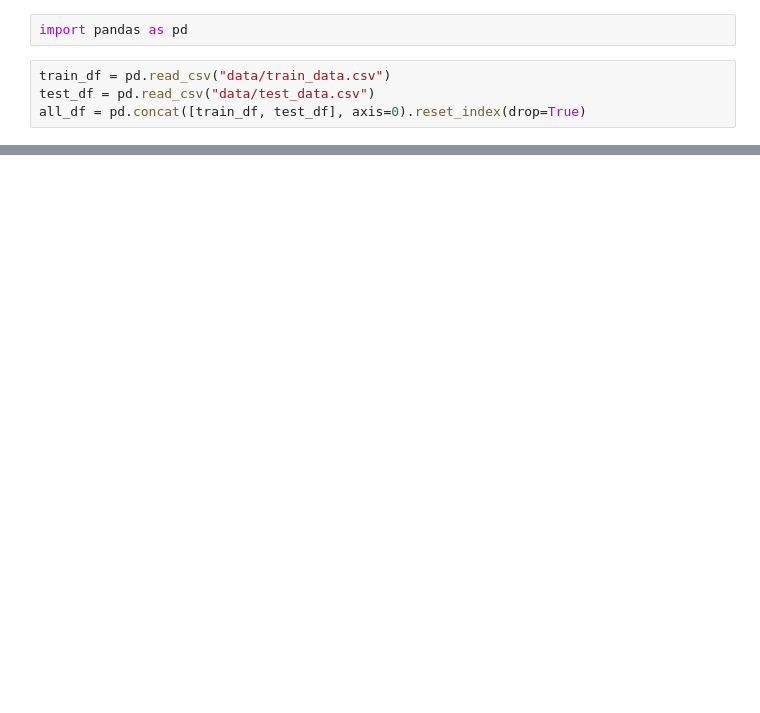
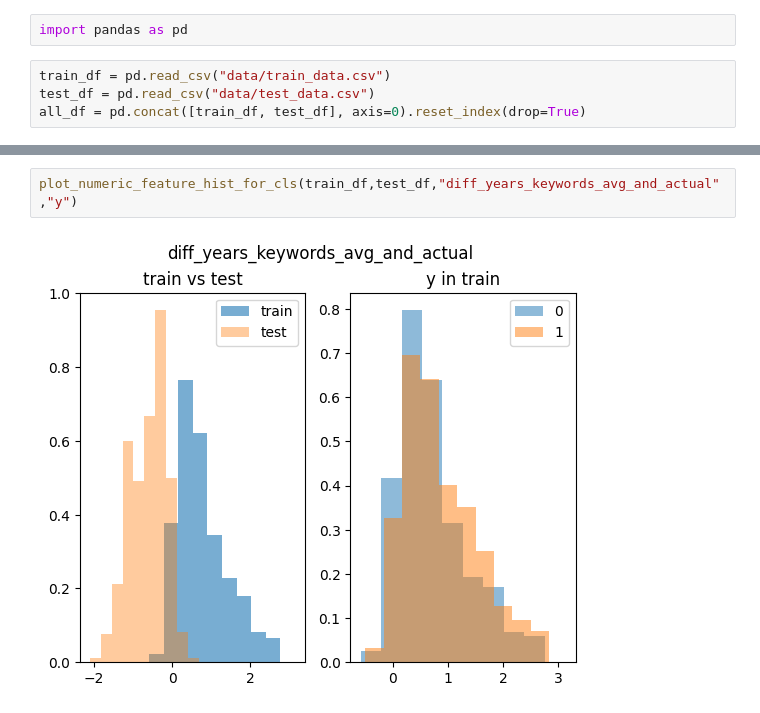
Before and after one commit to habroptilus/ds-monorepo, a Jupyter notebook: projects/prob_ac/keyword_year.ipynb, the cells around one changed output, grey strips where cells are left out. Saved outputs shown, nothing was run; the diff lists cells and outputs as text; blank space fills up the shorter version.

```diff
--- a/projects/prob_ac/keyword_year.ipynb
+++ b/projects/prob_ac/keyword_year.ipynb
@@ -40,0 +39,4 @@ train_df.groupby("y").mean()[["keywords_len", "diff_years_keywords_avg_and_actua
+# %%
+plot_numeric_feature_hist_for_cls(train_df,test_df,"diff_years_keywords_avg_and_actual","y")
+# %% [output]
+[figure, added]
```
Also changed, not shown: parts of 7 cells of this notebook, 4 other files.
